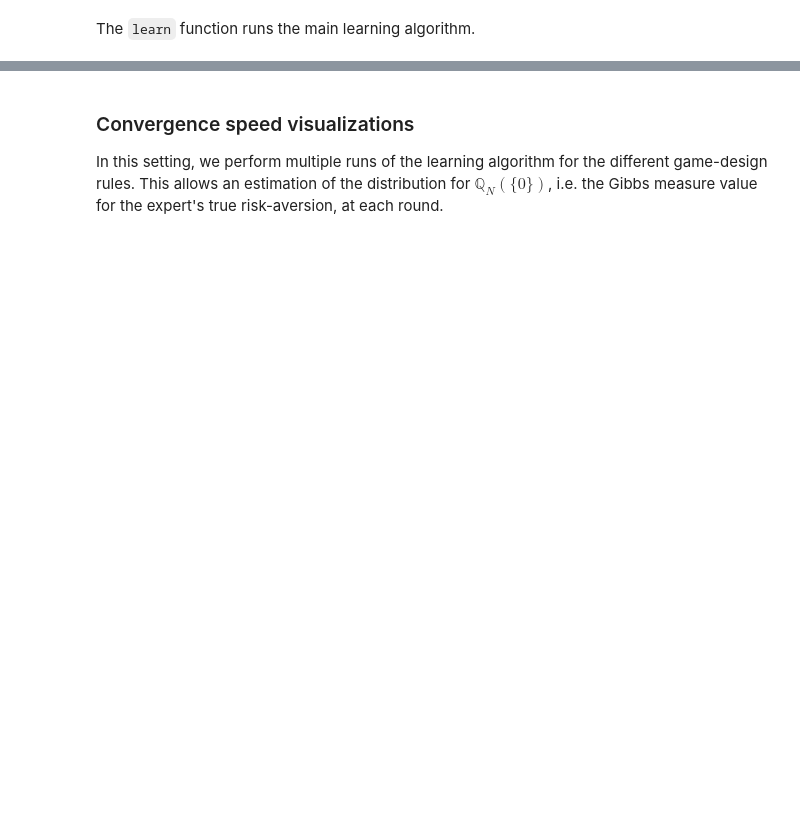
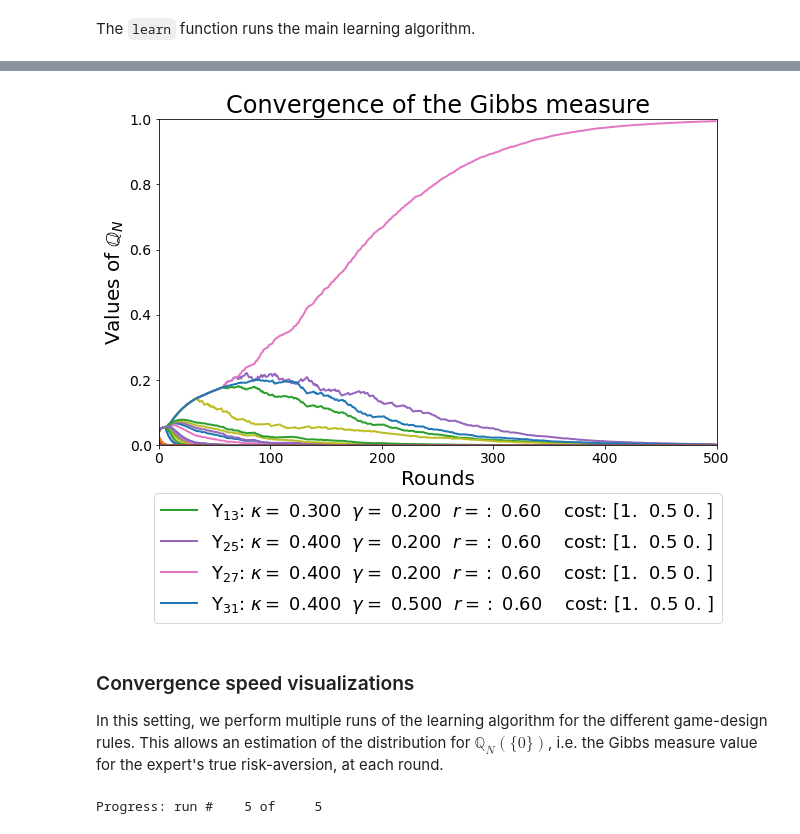
Before and after one commit to acoache/irl-for-risk-aversion, a Jupyter notebook: infinite-horizon.ipynb, the cells around one changed output, grey strips where cells are left out. Saved outputs shown, nothing was run; the diff lists cells and outputs as text; code cells hidden in the pictures; blank space fills up the shorter version.

```diff
--- a/infinite-horizon.ipynb
+++ b/infinite-horizon.ipynb
@@ -462,7 +509,7 @@ In this setting, we verify if the Gibbs measure converges faster when designing
 # %%
 np.random.seed(1234)
 gibbs = \
-    learn(games=games,
+    learn(Gs=Gs,
           V_star=V_star,
           psis=psis,
           upsilons=upsilons,
@@ -474,42 +539,41 @@ gibbs = \
 # %%
 fig, axes = plt.subplots(figsize=(10,6))
 
 # lines
 a = gibbs[len(gibbs)//2,:]
 legend = ["_nolegend_" if a[i] < np.partition(a, -4)[-4] \
                    else r"$\Upsilon_{{{:2d}}}$".format(i+1)+\
                           r": $\kappa=$ {:.3f}".format(upsilons[i][0])+ \
                           r"  $\gamma=$ {:.3f}".format(upsilons[i][1])+ \
                           r"  $r=:$ {:.2f}  ".format(upsilon[2]) + \
                           "  cost: "+ np.array_str(upsilons[i][3], precision=2) for i in range(len(a))]
 
 axes.plot(np.arange(len(gibbs)),
           gibbs,
           linewidth=2.0,
           label=legend)
 
 # aesthetics
-# axes.set_title('Convergence of the Gibbs measure', fontsize=24)
+axes.set_title('Convergence of the Gibbs measure', fontsize=24)
 axes.set_xlabel('Rounds', fontsize=20)
 axes.set_ylabel(r"Values of $\mathbb{Q}_{N}$", fontsize=20)
 axes.set_xlim(0, 500)
 axes.set_ylim(0, 1)
 axes.legend(loc=9, bbox_to_anchor=(0.5,-0.12), fontsize=18)
 axes.tick_params(axis='both', labelsize=14)
-plt.savefig("figures/expected-gibbs-infinite.pdf", transparent=False, bbox_inches='tight')
-plt.clf()
-plt.close()
-# plt.show()
+plt.show()
+# %% [output]
+[figure, added]
 # %% [markdown]
 ### Convergence speed visualizations
 
 In this setting, we perform multiple runs of the learning algorithm for the different game-design rules. This allows an estimation of the distribution for $\mathbb{Q}_{N}(\{0\})$, i.e. the Gibbs measure value for the expert's true risk-aversion, at each round.
 # %%
 np.random.seed(4321)
-n_runs = 25
-n_rounds1 = 5000
-n_rounds2 = 5000
-n_games = 500
+n_runs = 5
+n_rounds1 = 1_000
+n_rounds2 = 1_000
+n_envs = 500
 lr = 4
 
 idx_upsilon0 = [idx for idx,ii in enumerate(upsilons) if (ii[0] == upsilon0[0]) and \
@@ -525,18 +589,18 @@ for run in range(n_runs):
 
     print("\rProgress: run #{:5d} of {:5d}".format(run+1, n_runs), end="")
 
-    # generate a set of games (random transition probabilities)
-    z = np.random.randn(n_games, n_actions, n_states, n_states)
-    games = np.exp(z) / np.sum(np.exp(z), axis=3, keepdims=True)
+    # generate a set of environments (random transition probabilities)
+    z = np.random.randn(n_envs, n_actions, n_states, n_states)
+    Gs = np.exp(z) / np.sum(np.exp(z), axis=3, keepdims=True)
 
-    # compute V_star for all games
-    V_star = compute_Vstar(upsilons, games, progress=False)
+    # compute V_star for all environments
+    V_star = compute_Vstar(upsilons, Gs, progress=False)
 
-    # compute power for all games
-    psis = compute_power(upsilons, games, V_star, progress=False)
+    # compute power for all environments
+    psis = compute_power(upsilons, Gs, V_star, progress=False)
 
     unif_gibbs[run,:] = \
-        learn(games=games,
+        learn(Gs=Gs,
               V_star=V_star,
               psis=psis,
               upsilons=upsilons,
@@ -545,7 +609,7 @@ for run in range(n_runs):
               select_method="random",
               lr=lr)
     largest_gibbs[run,:] = \
-        learn(games=games,
+        learn(Gs=Gs,
               V_star=V_star,
               psis=psis,
               upsilons=upsilons,
@@ -554,7 +618,7 @@ for run in range(n_runs):
               select_method="largest",
               lr=lr)
     expected_gibbs[run,:] = \
-        learn(games=games,
+        learn(Gs=Gs,
               V_star=V_star,
               psis=psis,
               upsilons=upsilons,
@@ -562,4 +626,6 @@ for run in range(n_runs):
               n_rounds=n_rounds2,
               select_method="expected",
               lr=lr)
+# %% [output]
+Progress: run #    5 of     5
 # %%
```
Also changed, not shown: parts of 33 cells of this notebook.
